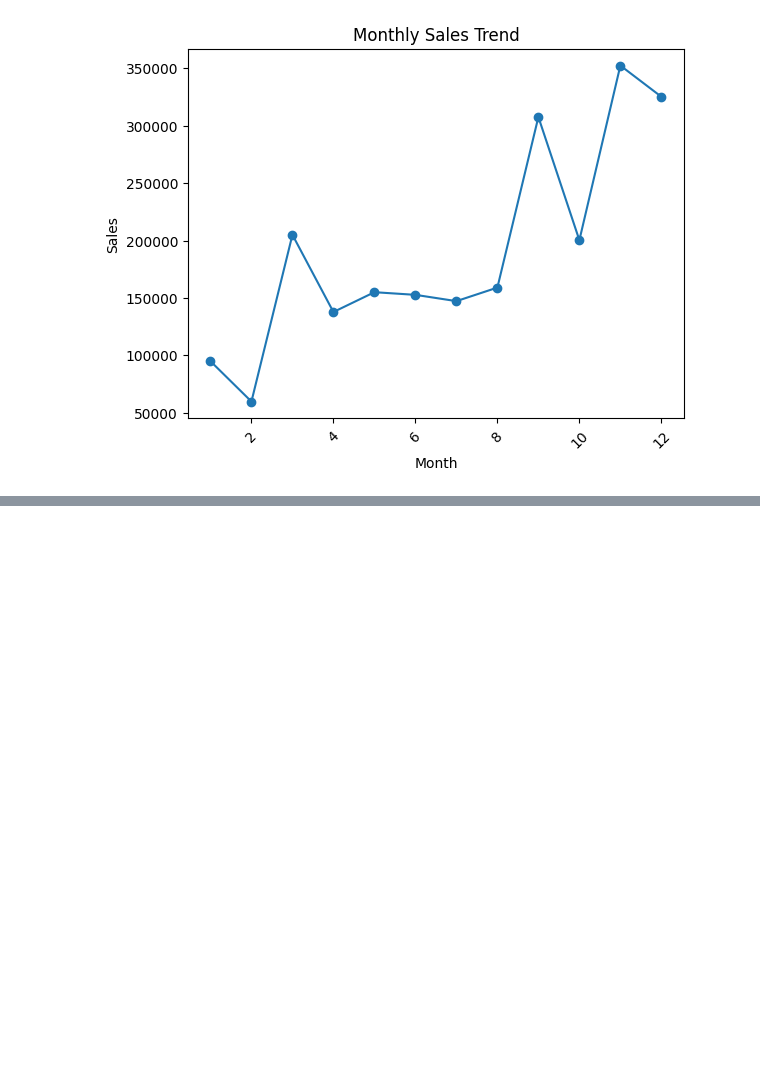
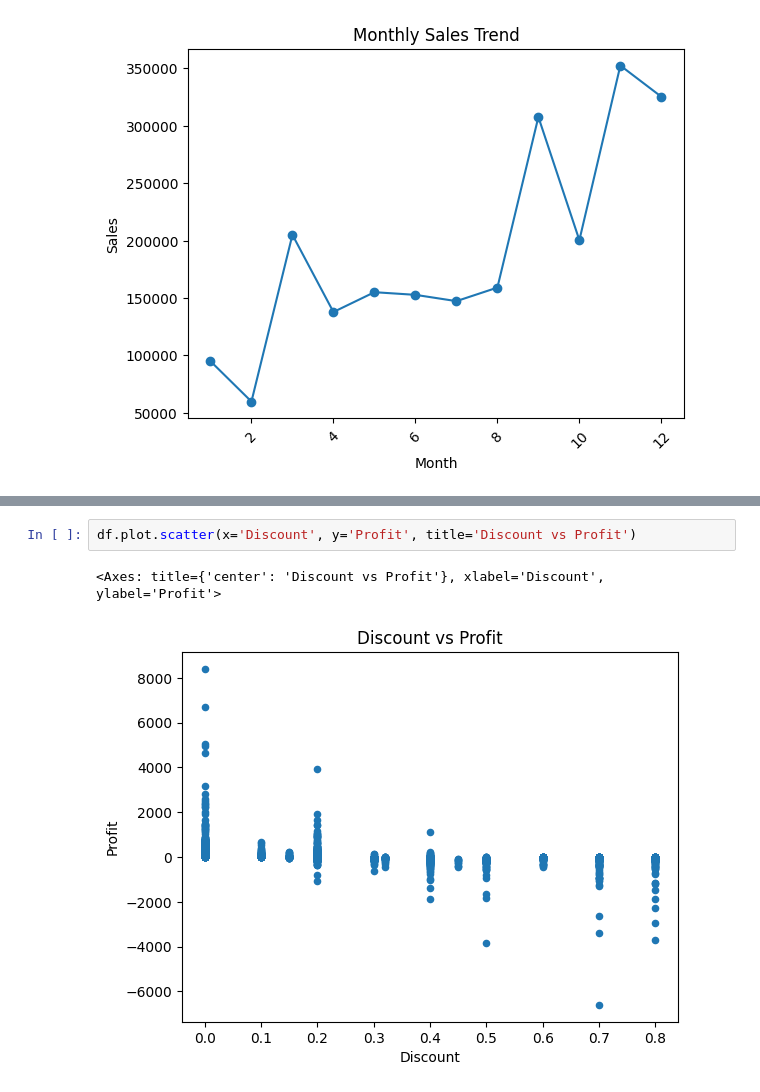
Before and after one commit to teja-s2469/sales-profit-analytics-dashboard, a Jupyter notebook: 01_data_understanding.ipynb, the cells around one changed output, grey strips where cells are left out. Saved outputs shown, nothing was run; the diff lists cells and outputs as text; blank space fills up the shorter version.

```diff
--- a/01_data_understanding.ipynb
+++ b/01_data_understanding.ipynb
@@ -137,0 +278,5 @@ plt.show()
+# %%
+df.plot.scatter(x='Discount', y='Profit', title='Discount vs Profit')
+# %% [output]
+<Axes: title={'center': 'Discount vs Profit'}, xlabel='Discount', ylabel='Profit'>
+[figure, added]
```
Also changed, not shown: parts of 19 cells of this notebook, 4 other files.
